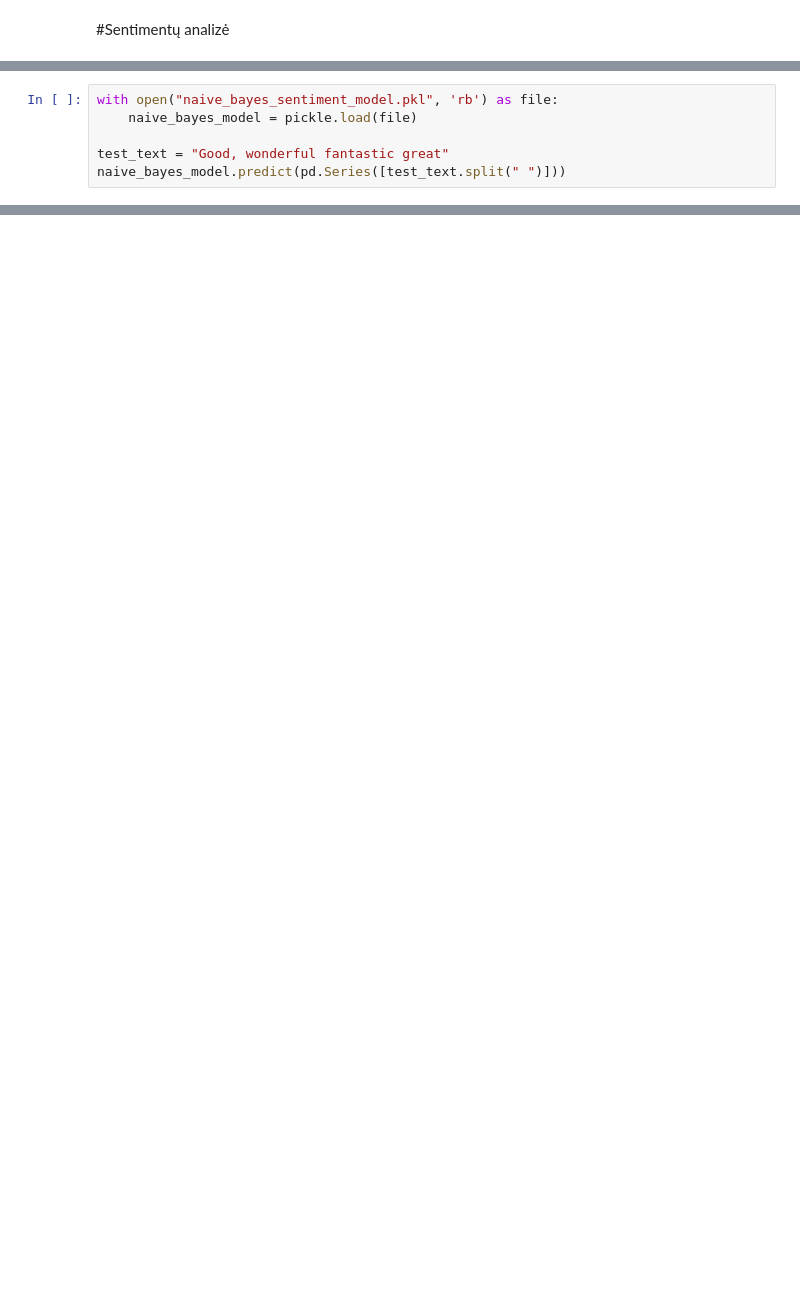
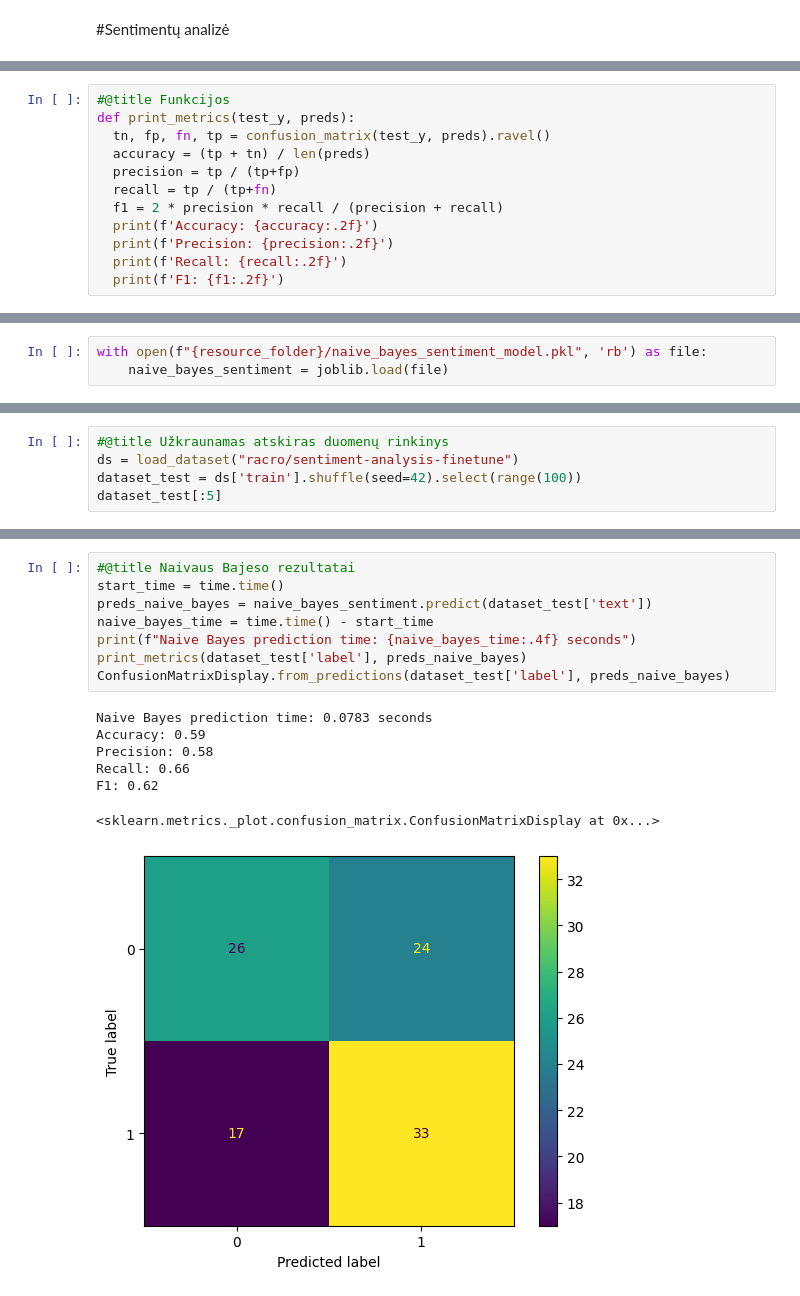
Before and after one commit to EmilisGit/Deep_learning, a Jupyter notebook: NLP_ND.ipynb, the cells around one changed output, grey strips where cells are left out. Cells and saved outputs as stored; diff of their text form; blank space fills up the shorter version.

```diff
--- a/NLP_ND.ipynb
+++ b/NLP_ND.ipynb
@@ -111,0 +36,12 @@ class NaiveBayesSentiment:
+# %%
+#@title Funkcijos
+def print_metrics(test_y, preds):
+  tn, fp, fn, tp = confusion_matrix(test_y, preds).ravel()
+  accuracy = (tp + tn) / len(preds)
+  precision = tp / (tp+fp)
+  recall = tp / (tp+fn)
+  f1 = 2 * precision * recall / (precision + recall)
+  print(f'Accuracy: {accuracy:.2f}')
+  print(f'Precision: {precision:.2f}')
+  print(f'Recall: {recall:.2f}')
+  print(f'F1: {f1:.2f}')
@@ -112,6 +263,3 @@ class NaiveBayesSentiment:
 # %%
-with open("naive_bayes_sentiment_model.pkl", 'rb') as file:
-    naive_bayes_model = pickle.load(file)
-
-test_text = "Good, wonderful fantastic great"
-naive_bayes_model.predict(pd.Series([test_text.split(" ")]))
+with open(f"{resource_folder}/naive_bayes_sentiment_model.pkl", 'rb') as file:
+    naive_bayes_sentiment = joblib.load(file)
@@ -134,0 +272,5 @@ Device set to use cpu
+# %%
+#@title Užkraunamas atskiras duomenų rinkinys
+ds = load_dataset("racro/sentiment-analysis-finetune")
+dataset_test = ds['train'].shuffle(seed=42).select(range(100))
+dataset_test[:5]
@@ -134,0 +284,16 @@ Device set to use cpu
+# %%
+#@title Naivaus Bajeso rezultatai
+start_time = time.time()
+preds_naive_bayes = naive_bayes_sentiment.predict(dataset_test['text'])
+naive_bayes_time = time.time() - start_time
+print(f"Naive Bayes prediction time: {naive_bayes_time:.4f} seconds")
+print_metrics(dataset_test['label'], preds_naive_bayes)
+ConfusionMatrixDisplay.from_predictions(dataset_test['label'], preds_naive_bayes)
+# %% [output]
+Naive Bayes prediction time: 0.0783 seconds
+Accuracy: 0.59
+Precision: 0.58
+Recall: 0.66
+F1: 0.62
+<sklearn.metrics._plot.confusion_matrix.ConfusionMatrixDisplay at 0x...>
+[figure, added]
```
Also changed, not shown: parts of 39 cells of this notebook.
